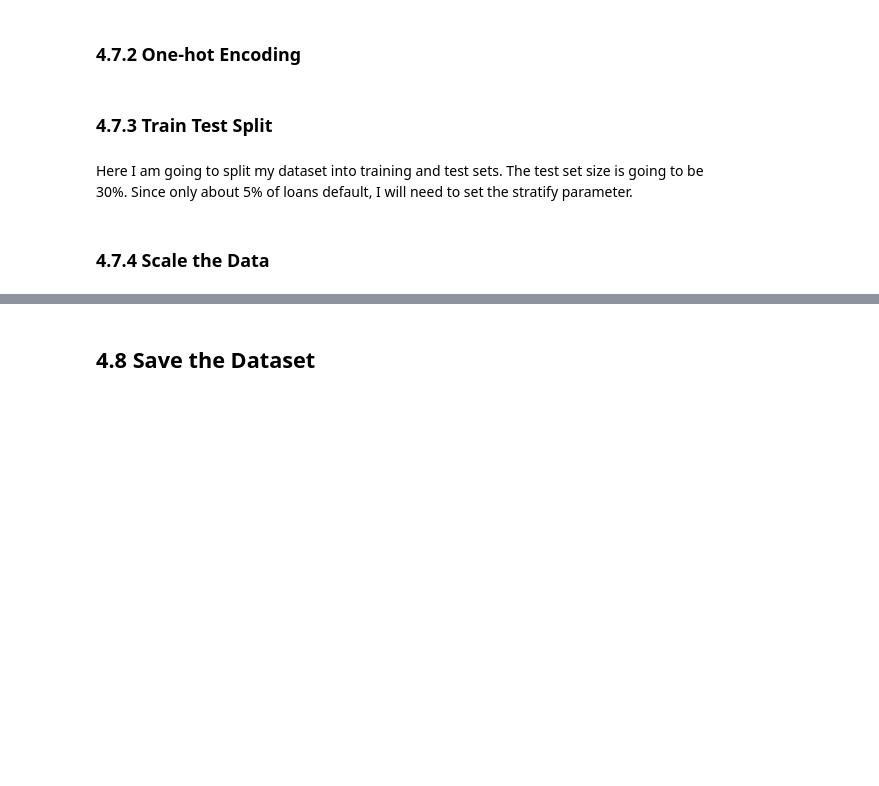
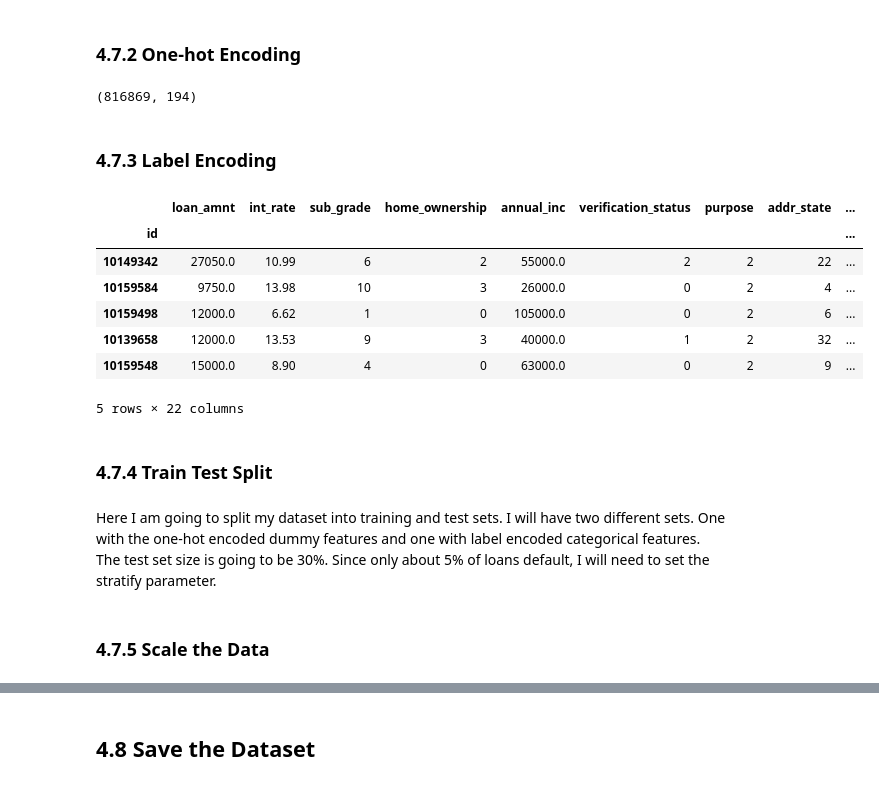
Before and after one commit to S-McDermott/Capstone-2-Loan_Default, a Jupyter notebook: 4_Preprocessing_and_Training.ipynb, the cells around one changed output, grey strips where cells are left out. Cells and saved outputs as stored; diff of their text form; code cells hidden in the pictures; blank space fills up the shorter version.

Commit message:
Amended preprocessing with label encoded category

```diff
--- a/4_Preprocessing_and_Training.ipynb
+++ b/4_Preprocessing_and_Training.ipynb
@@ -295,13 +297,36 @@ X.drop(['earliest_cr_line', 'last_credit_pull_d'], axis=1, inplace=True)
 # %%
 # change the object columns to category
 for col in ['sub_grade', 'home_ownership', 'verification_status', 'purpose', 'addr_state']:
-    df[col] = df[col].astype('category')
+    X[col] = X[col].astype('category')
 # %% [markdown]
 ### 4.7.2 One-hot Encoding<a id='4.7.2_One-hot_Encoding'></a>
 # %%
-X = pd.get_dummies(X)
+X_dummy = pd.get_dummies(X)
+# %%
+X_dummy.shape
+# %% [output]
+(816869, 194)
+# %% [markdown]
+### 4.7.3 Label Encoding<a id='4.7.3_Label_Encoding'></a>
+# %%
+categories = ['sub_grade', 'home_ownership', 'verification_status', 'purpose','addr_state', 'earliest_cr_line_year', 'last_credit_pull_d_year']
+# %%
+label_encoder = preprocessing.LabelEncoder()
+for col in categories:
+    X[col]= label_encoder.fit_transform(X[col])
+# %%
+X.head()
+# %% [output]
+|  | loan_amnt | int_rate | sub_grade | home_ownership | annual_inc | verification_status | purpose | addr_state | ... |
+| id |  |  |  |  |  |  |  |  | ... |
+| 10149342 | 27050.0 | 10.99 | 6 | 2 | 55000.0 | 2 | 2 | 22 | ... |
+| 10159584 | 9750.0 | 13.98 | 10 | 3 | 26000.0 | 0 | 2 | 4 | ... |
+| 10159498 | 12000.0 | 6.62 | 1 | 0 | 105000.0 | 0 | 2 | 6 | ... |
+| 10139658 | 12000.0 | 13.53 | 9 | 3 | 40000.0 | 1 | 2 | 32 | ... |
+| 10159548 | 15000.0 | 8.90 | 4 | 0 | 63000.0 | 0 | 2 | 9 | ... |
+5 rows × 22 columns
 # %% [markdown]
-### 4.7.3 Train Test Split<a id='4.7.3_Train_Test_Split'></a>
+### 4.7.4 Train Test Split<a id='4.7.4_Train_Test_Split'></a>
 # %% [markdown]
-Here I am going to split my dataset into training and test sets. The test set size is going to be 30%. Since only about 5% of loans default, I will need to set the stratify parameter.
+Here I am going to split my dataset into training and test sets. I will have two different sets. One with the one-hot encoded dummy features and one with label encoded categorical features. The test set size is going to be 30%. Since only about 5% of loans default, I will need to set the stratify parameter.
 # %%
@@ -309,3 +336,3 @@ X_train, X_test, y_train, y_test = train_test_split(X, y, test_size=0.3, random_
 # %% [markdown]
-### 4.7.4 Scale the Data<a id='4.7.4_Scale_the_Data'></a>
+### 4.7.5 Scale the Data<a id='4.7.5_Scale_the_Data'></a>
 # %% [markdown]
```
Also changed, not shown: parts of 7 cells of this notebook.
